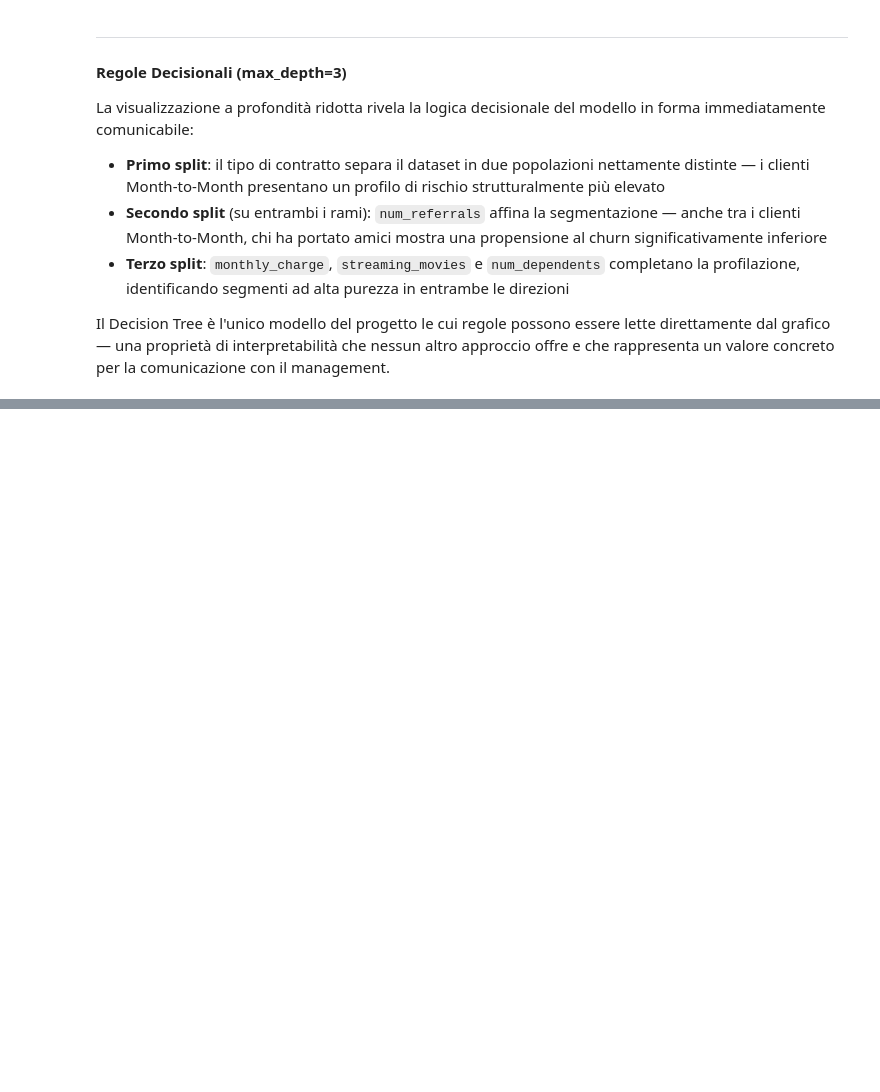
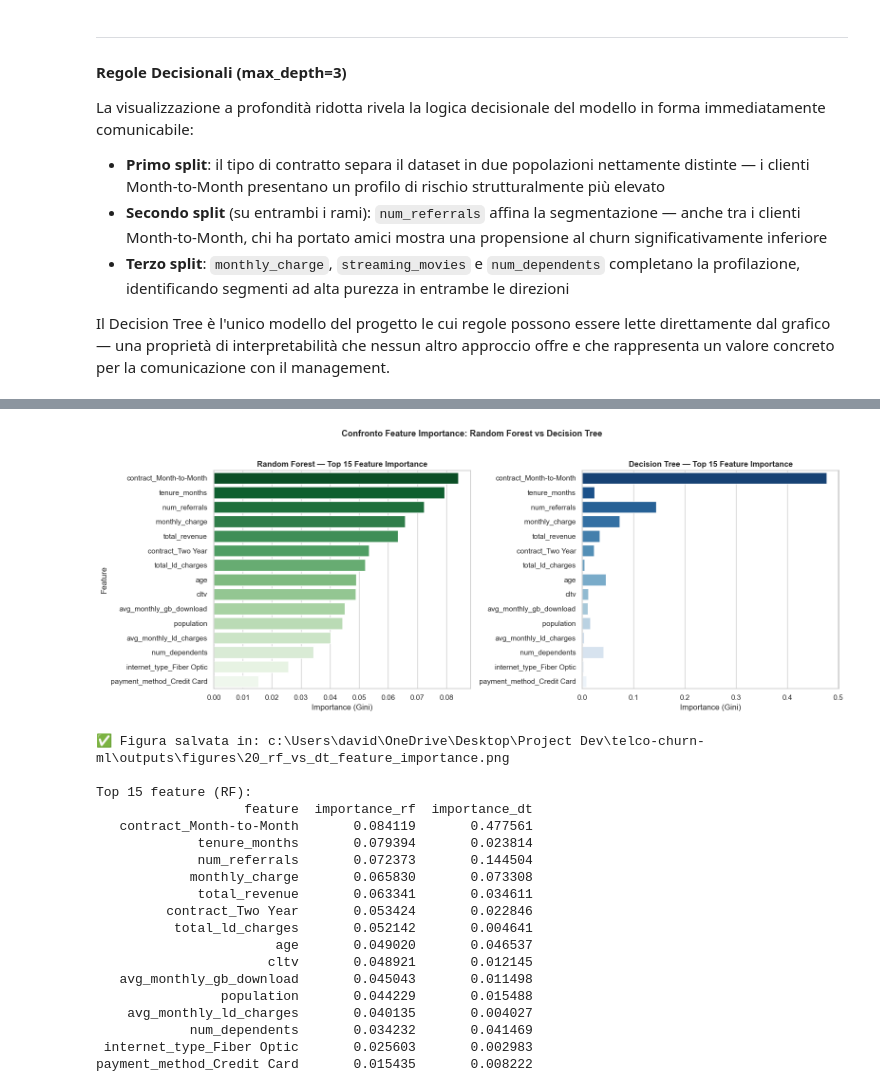
Before and after one commit to antoniohopee/telco-churn-ml, a Jupyter notebook: notebooks/04_machine_learning.ipynb, the cells around one changed output, grey strips where cells are left out. Drawn from its saved outputs; the diff is of its cells as text; code cells hidden in the pictures; blank space fills up the shorter version.

```diff
--- a/notebooks/04_machine_learning.ipynb
+++ b/notebooks/04_machine_learning.ipynb
@@ -917,0 +974,70 @@ con il management.
+# %%
+# Feature importance dal Random Forest
+feature_names_num = num_cols
+feature_names_cat = pipeline_rf.named_steps["preprocessor"]\
+    .named_transformers_["cat"].get_feature_names_out(cat_cols).tolist()
+feature_names_bin = binary_cols
+all_feature_names = feature_names_num + feature_names_cat + feature_names_bin
+
+importances_rf = pipeline_rf.named_steps["classifier"].feature_importances_
+importance_rf_df = pd.DataFrame({
+    "feature": all_feature_names,
+    "importance_rf": importances_rf
+}).sort_values("importance_rf", ascending=False).head(15)
+
+# Feature importance dal Decision Tree (già calcolata in US-19)
+importances_dt = pipeline_dt_final.named_steps["classifier"].feature_importances_
+importance_dt_df = pd.DataFrame({
+    "feature": all_feature_names,
+    "importance_dt": importances_dt
+})
+
+# Merge per confronto
+importance_comparison = importance_rf_df.merge(importance_dt_df, on="feature")
+importance_comparison = importance_comparison.sort_values("importance_rf", ascending=False)
+
+# Visualizzazione affiancata
+fig, axes = plt.subplots(1, 2, figsize=(16, 6))
+
+sns.barplot(data=importance_comparison, x="importance_rf", y="feature",
+            hue="feature", palette="Greens_r", orient="h", ax=axes[0], legend=False)
+axes[0].set_title("Random Forest — Top 15 Feature Importance", fontsize=12, fontweight="bold")
+axes[0].set_xlabel("Importance (Gini)")
+axes[0].set_ylabel("Feature")
+
+sns.barplot(data=importance_comparison, x="importance_dt", y="feature",
+            hue="feature", palette="Blues_r", orient="h", ax=axes[1], legend=False)
+axes[1].set_title("Decision Tree — Top 15 Feature Importance", fontsize=12, fontweight="bold")
+axes[1].set_xlabel("Importance (Gini)")
+axes[1].set_ylabel("")
+
+plt.suptitle("Confronto Feature Importance: Random Forest vs Decision Tree",
+             fontsize=13, fontweight="bold", y=1.02)
+plt.tight_layout()
+
+figures_path = os.path.abspath(os.path.join("..", "outputs", "figures", "20_rf_vs_dt_feature_importance.png"))
+plt.savefig(figures_path, dpi=150, bbox_inches="tight")
+plt.show()
+print(f"✅ Figura salvata in: {figures_path}")
+print(f"\nTop 15 feature (RF):\n{importance_comparison.to_string(index=False)}")
+# %% [output]
+[figure, added]
+✅ Figura salvata in: c:\Users\david\OneDrive\Desktop\Project Dev\telco-churn-ml\outputs\figures\20_rf_vs_dt_feature_importance.png
+
+Top 15 feature (RF):
+                   feature  importance_rf  importance_dt
+   contract_Month-to-Month       0.084119       0.477561
+             tenure_months       0.079394       0.023814
+             num_referrals       0.072373       0.144504
+            monthly_charge       0.065830       0.073308
+             total_revenue       0.063341       0.034611
+         contract_Two Year       0.053424       0.022846
+          total_ld_charges       0.052142       0.004641
+                       age       0.049020       0.046537
+                      cltv       0.048921       0.012145
+   avg_monthly_gb_download       0.045043       0.011498
+                population       0.044229       0.015488
+    avg_monthly_ld_charges       0.040135       0.004027
+            num_dependents       0.034232       0.041469
+ internet_type_Fiber Optic       0.025603       0.002983
+payment_method_Credit Card       0.015435       0.008222
```
Also changed, not shown: parts of 10 cells of this notebook.
